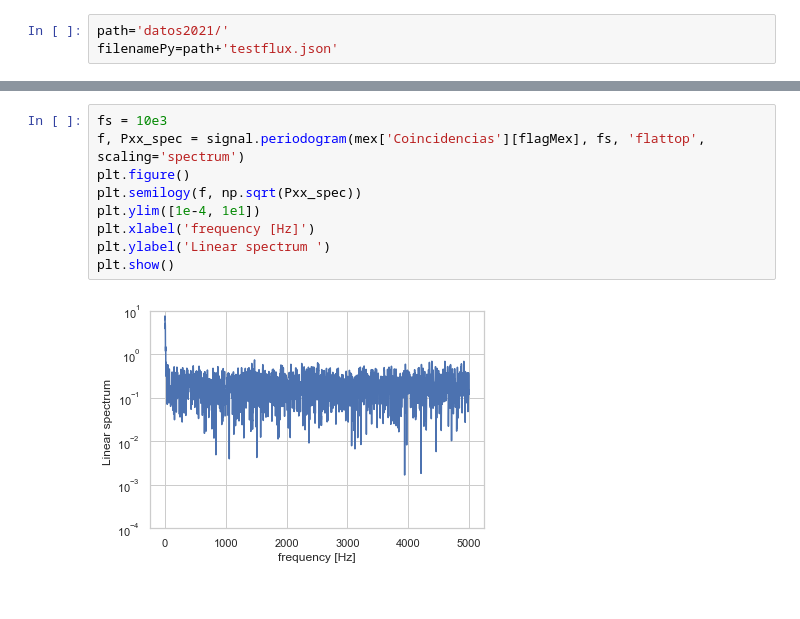
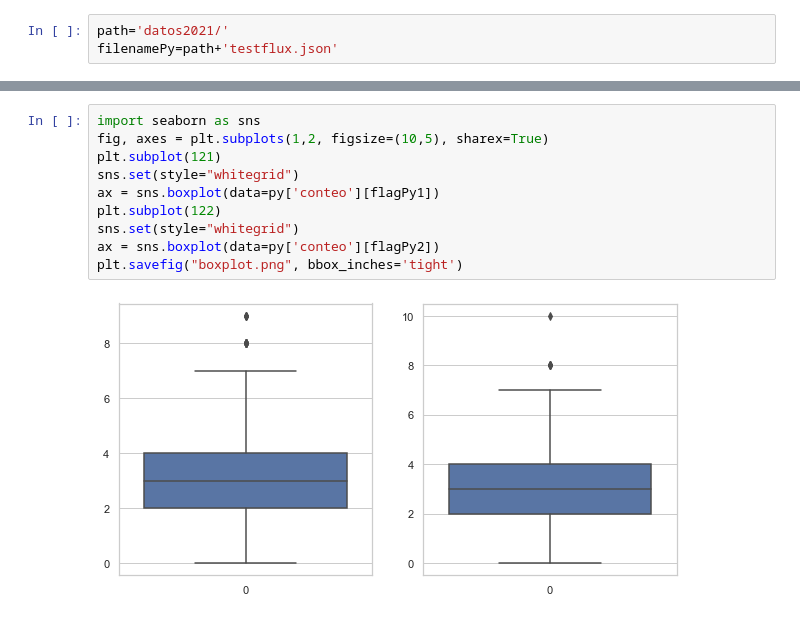
Before and after one commit to diegostaPy/escaramujo, a Jupyter notebook: 2021dataComparisonPyvsMex.ipynb, the cells around one changed output, grey strips where cells are left out. Saved outputs shown, nothing was run; the diff lists cells and outputs as text.

```diff
--- a/2021dataComparisonPyvsMex.ipynb
+++ b/2021dataComparisonPyvsMex.ipynb
@@ -76,11 +91,12 @@ plt.show()
-# %%
-fs = 10e3
-f, Pxx_spec = signal.periodogram(mex['Coincidencias'][flagMex], fs, 'flattop', scaling='spectrum')
-plt.figure()
-plt.semilogy(f, np.sqrt(Pxx_spec))
-plt.ylim([1e-4, 1e1])
-plt.xlabel('frequency [Hz]')
-plt.ylabel('Linear spectrum ')
-plt.show()
-# %% [output]
-[figure, removed]
+# %%
+import seaborn as sns
+fig, axes = plt.subplots(1,2, figsize=(10,5), sharex=True)
+plt.subplot(121)
+sns.set(style="whitegrid")
+ax = sns.boxplot(data=py['conteo'][flagPy1])
+plt.subplot(122)
+sns.set(style="whitegrid")
+ax = sns.boxplot(data=py['conteo'][flagPy2])
+plt.savefig("boxplot.png", bbox_inches='tight')
+# %% [output]
+[figure, added]
```
Also changed, not shown: parts of 7 cells of this notebook, 5 other files.
